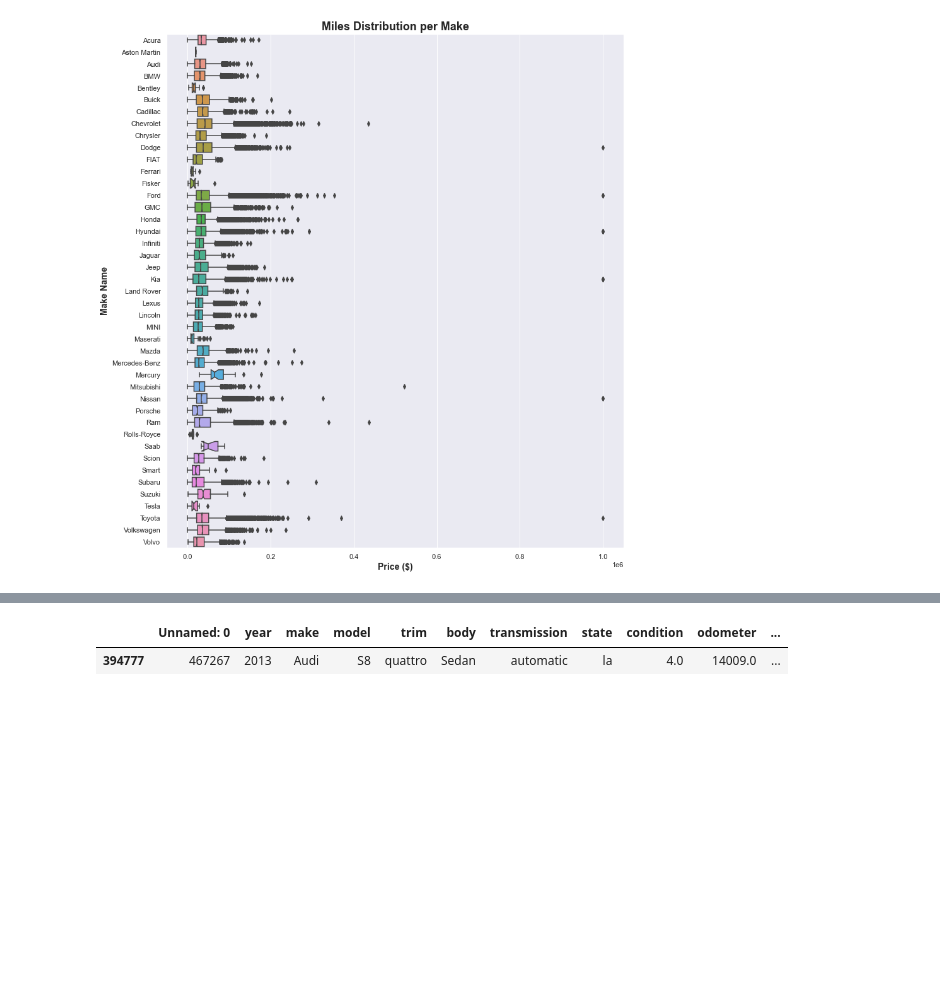
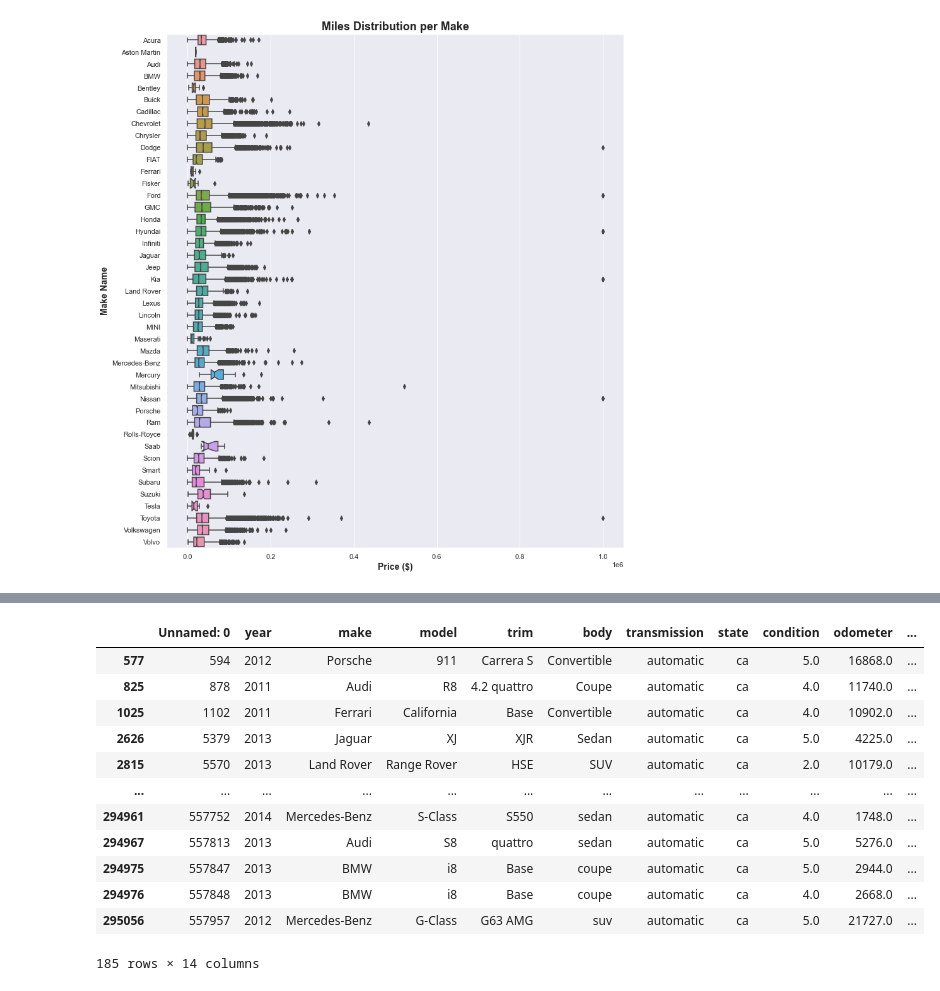
Before and after one commit to yiyuancui/car-price-analysis, a Jupyter notebook: car_price_analysis.ipynb, the cells around one changed output, grey strips where cells are left out. Saved outputs shown, nothing was run; the diff lists cells and outputs as text; code cells hidden in the pictures; blank space fills up the shorter version.

```diff
--- a/car_price_analysis.ipynb
+++ b/car_price_analysis.ipynb
@@ -226,8 +178,19 @@ array(['ca', 'wi', 'fl', 'tx', 'ga', 'mi', 'pa', 'oh', 'nj', 'il', 'pr',
 # %%
-rich_df.loc[df['state'] == 'la']
+rich_df.loc[df['state'] == 'ca']
 # %% [output]
 |  | Unnamed: 0 | year | make | model | trim | body | transmission | state | condition | odometer | ... |
-| 394777 | 467267 | 2013 | Audi | S8 | quattro | Sedan | automatic | la | 4.0 | 14009.0 | ... |
+| 577 | 594 | 2012 | Porsche | 911 | Carrera S | Convertible | automatic | ca | 5.0 | 16868.0 | ... |
+| 825 | 878 | 2011 | Audi | R8 | 4.2 quattro | Coupe | automatic | ca | 4.0 | 11740.0 | ... |
+| 1025 | 1102 | 2011 | Ferrari | California | Base | Convertible | automatic | ca | 4.0 | 10902.0 | ... |
+| 2626 | 5379 | 2013 | Jaguar | XJ | XJR | Sedan | automatic | ca | 5.0 | 4225.0 | ... |
+| 2815 | 5570 | 2013 | Land Rover | Range Rover | HSE | SUV | automatic | ca | 2.0 | 10179.0 | ... |
+| ... | ... | ... | ... | ... | ... | ... | ... | ... | ... | ... | ... |
+| 294961 | 557752 | 2014 | Mercedes-Benz | S-Class | S550 | sedan | automatic | ca | 4.0 | 1748.0 | ... |
+| 294967 | 557813 | 2013 | Audi | S8 | quattro | sedan | automatic | ca | 5.0 | 5276.0 | ... |
+| 294975 | 557847 | 2013 | BMW | i8 | Base | coupe | automatic | ca | 5.0 | 2944.0 | ... |
+| 294976 | 557848 | 2013 | BMW | i8 | Base | coupe | automatic | ca | 4.0 | 2668.0 | ... |
+| 295056 | 557957 | 2012 | Mercedes-Benz | G-Class | G63 AMG | suv | automatic | ca | 5.0 | 21727.0 | ... |
+185 rows × 14 columns
 # %%
 sns.displot(rich_df.sellingprice,kde=False,bins=300,aspect = 1.5)
 plt.xlabel('Price',fontsize=14,fontweight="bold")
```
Also changed, not shown: parts of 55 cells of this notebook.
